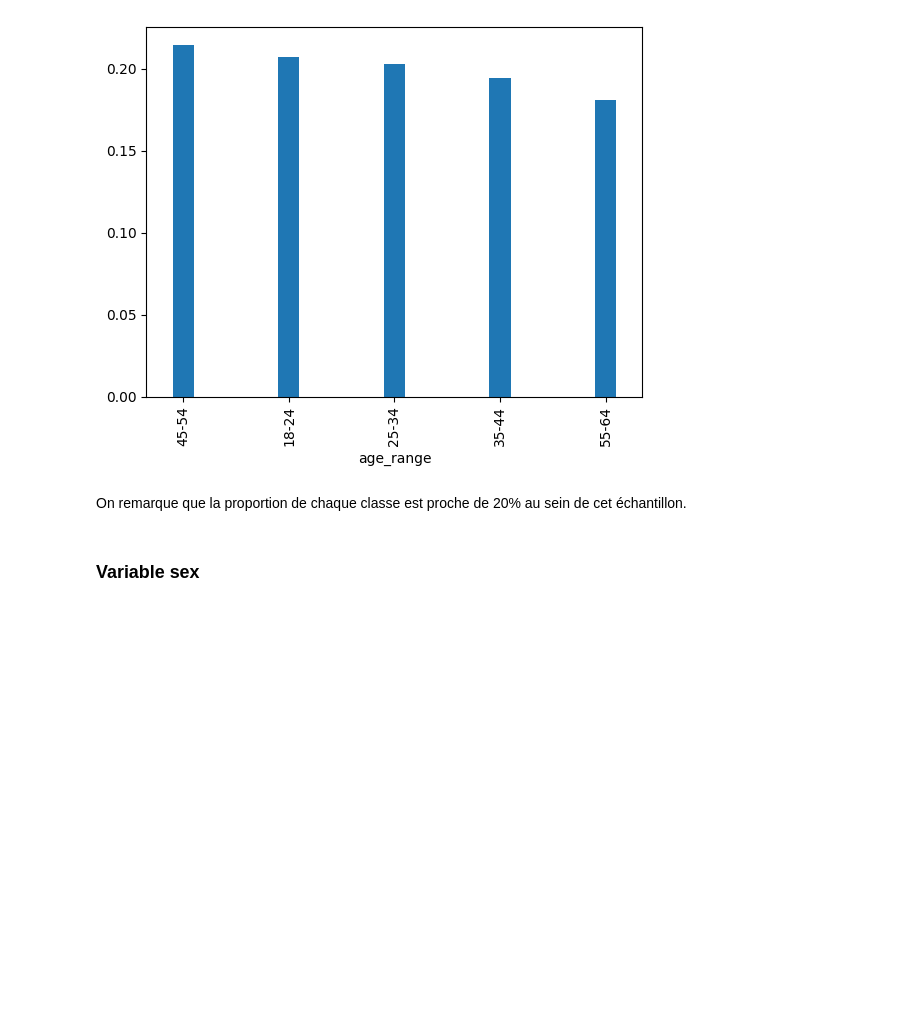
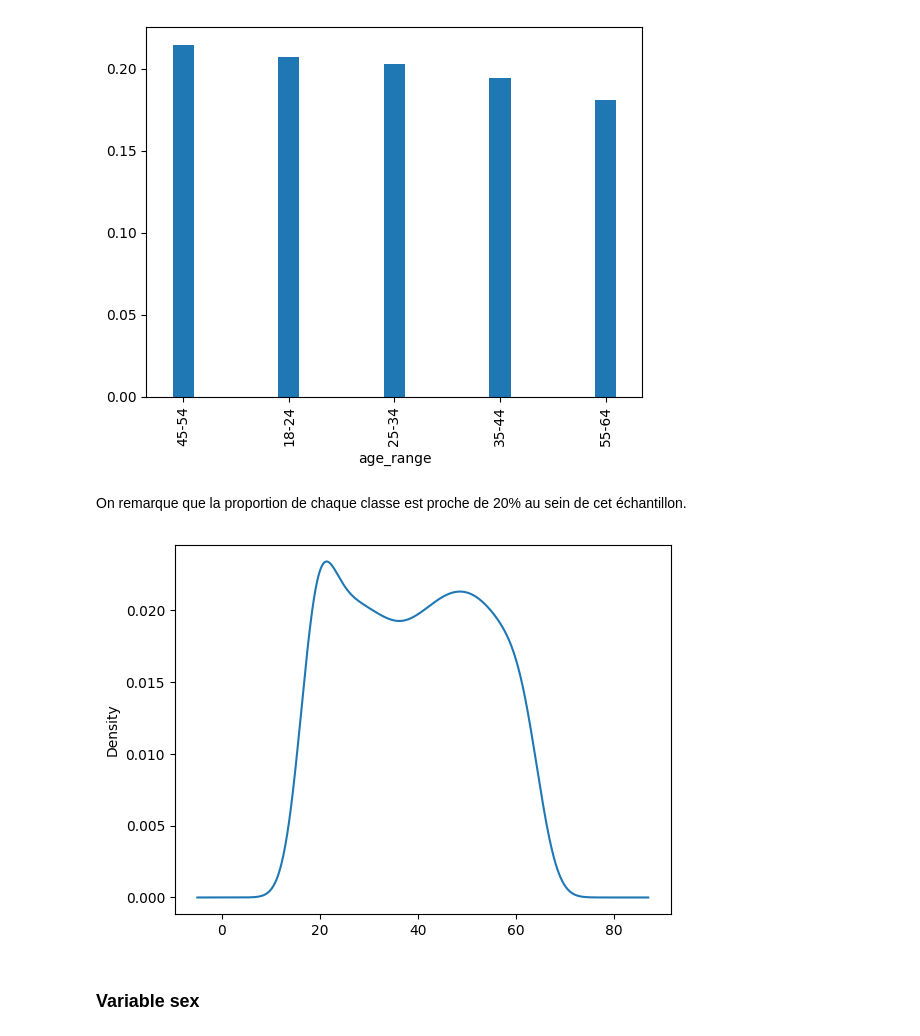
Before and after one commit to Jakimpact/prime-assurance-ia, a Jupyter notebook: analyse_q.ipynb, the cells around one changed output. Drawn from its saved outputs; the diff is of its cells as text; code cells hidden in the pictures; blank space fills up the shorter version.

```diff
--- a/analyse_q.ipynb
+++ b/analyse_q.ipynb
@@ -36,19 +41,19 @@ memory usage: 73.2+ KB
 # %% [markdown]
 Pour visualiser la variable age dans un graphique, il faut aggreger les valeurs en classes représentés par plusieurs tranches d'âges.
 # %%
-age_range = {
-    "0": [18, 24],
-    "1": [25, 34],
-    "2": [35, 44],
-    "3": [45, 54],
-    "4": [55, 64],
-    }
+age_range = [
+    {"category": "18-24", "range": [18, 24]},
+    {"category": "25-34", "range": [25, 34]},
+    {"category": "35-44", "range": [35, 44]},
+    {"category": "45-54", "range": [45, 54]},
+    {"category": "55-64", "range": [55, 64]},
+]
 
 age_count = []
 for age in data["age"]:
-    for i in range(len(age_range)):
-        if age >= age_range[str(i)][0] and age <= age_range[str(i)][1]:
-            age_count.append(f"{age_range[str(i)][0]}-{age_range[str(i)][1]}")
+    for range in age_range:
+        if age >= range["range"][0] and age <= range["range"][1]:
+            age_count.append(range["category"])
             continue
 
 # Ajout d'une colonne tranche d'age dans le df, variable qualitative ordinale
@@ -61,6 +66,11 @@ plt.show()
 [figure]
 # %% [markdown]
 On remarque que la proportion de chaque classe est proche de 20% au sein de cet échantillon.
+# %%
+data["age"].plot.kde()
+plt.show()
+# %% [output]
+[figure, added]
 # %% [markdown]
 ### Variable sex
 # %%
```
Also changed, not shown: parts of 12 cells of this notebook, 4 other files.
